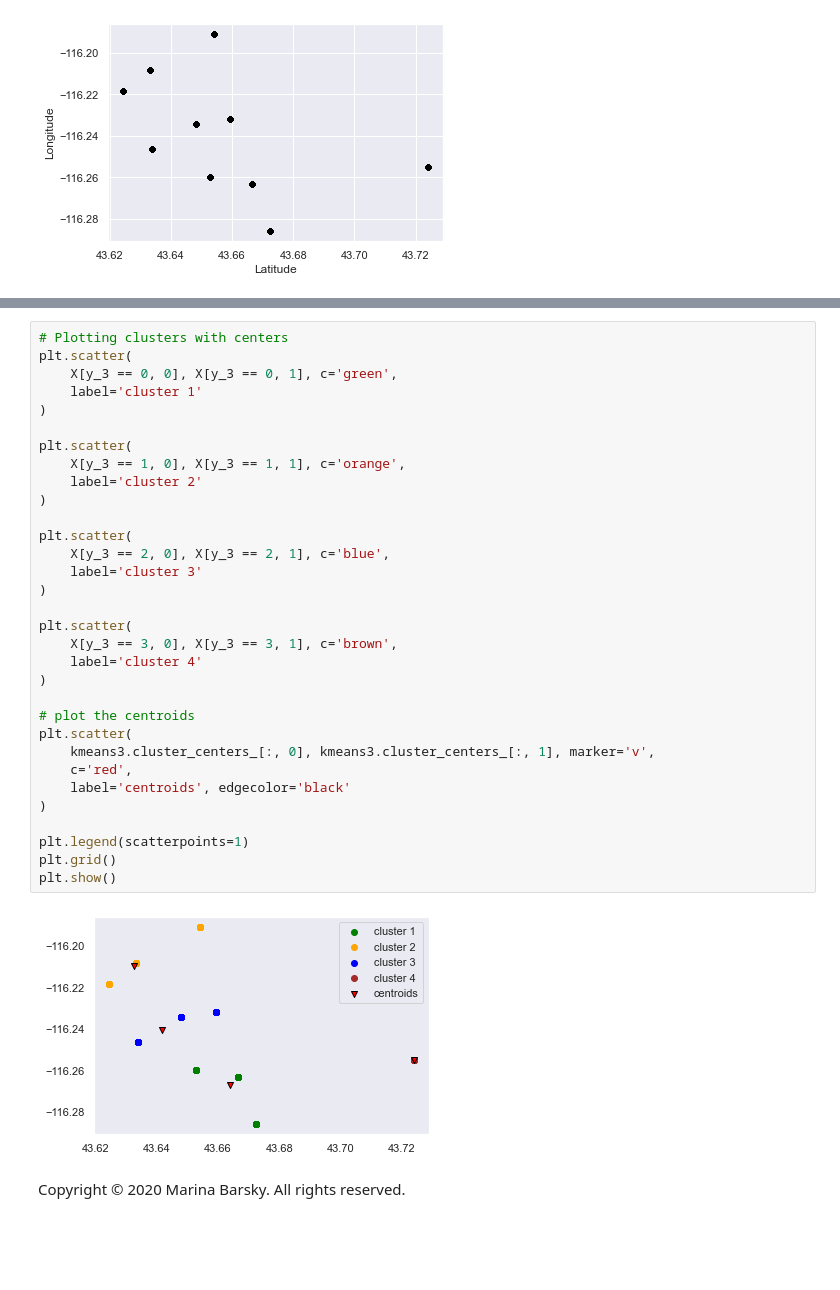
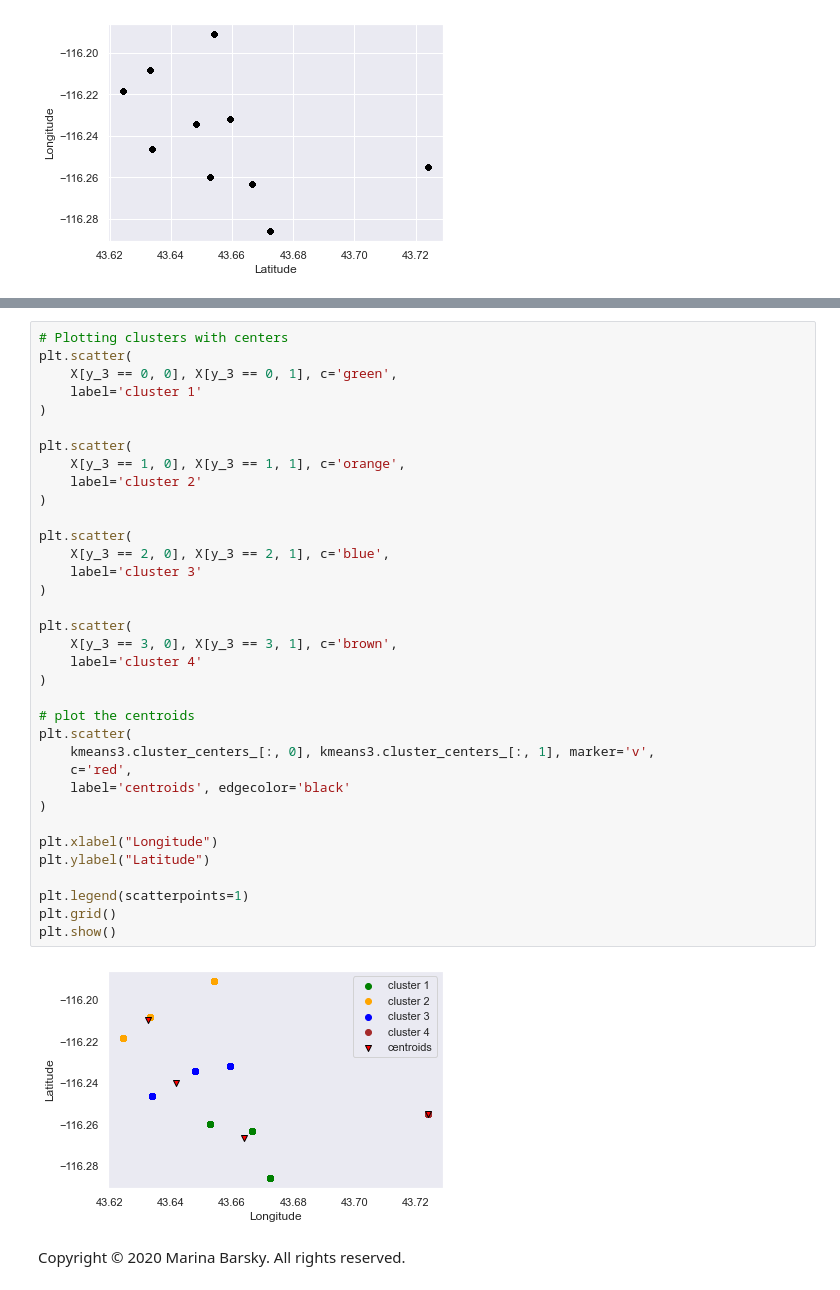
Before and after one commit to Yilin-Ye-official/ml_clustering_lab, a Jupyter notebook: pizza_store_locations_lab.ipynb, the cells around one changed output, grey strips where cells are left out. Drawn from its saved outputs; the diff is of its cells as text; blank space fills up the shorter version.

```diff
--- a/pizza_store_locations_lab.ipynb
+++ b/pizza_store_locations_lab.ipynb
@@ -142,33 +153,36 @@ plt.scatter(
     X[y_3 == 0, 0], X[y_3 == 0, 1], c='green',
     label='cluster 1'
 )
 
 plt.scatter(
     X[y_3 == 1, 0], X[y_3 == 1, 1], c='orange',
     label='cluster 2'
 )
 
 plt.scatter(
     X[y_3 == 2, 0], X[y_3 == 2, 1], c='blue',
     label='cluster 3'
 )
 
 plt.scatter(
     X[y_3 == 3, 0], X[y_3 == 3, 1], c='brown',
     label='cluster 4'
 )
 
 # plot the centroids
 plt.scatter(
     kmeans3.cluster_centers_[:, 0], kmeans3.cluster_centers_[:, 1], marker='v',
     c='red',
     label='centroids', edgecolor='black'
 )
 
+plt.xlabel("Longitude")
+plt.ylabel("Latitude")
+
 plt.legend(scatterpoints=1)
 plt.grid()
 plt.show()
 # %% [output]
-[figure, old version]
+[figure, new version]
 # %% [markdown]
 Copyright &copy; 2020 Marina Barsky. All rights reserved.
```
Also changed, not shown: parts of 4 cells of this notebook.
